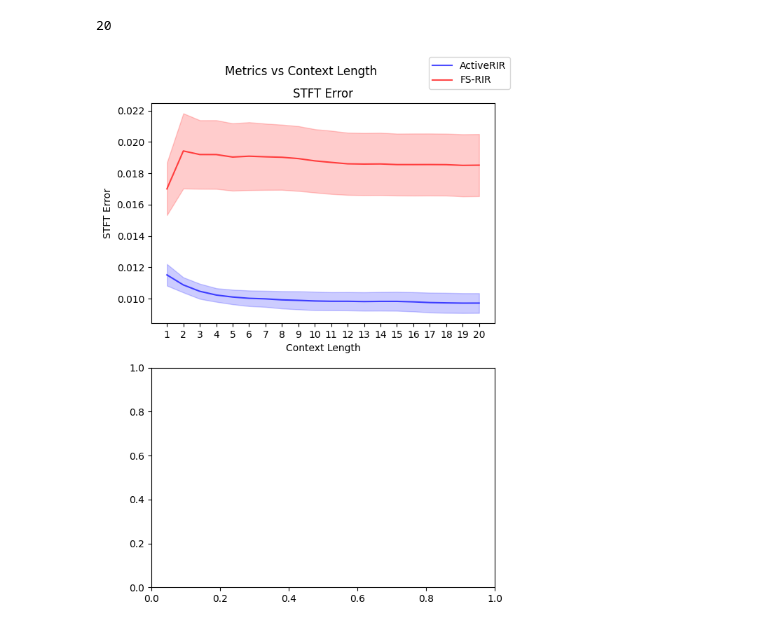
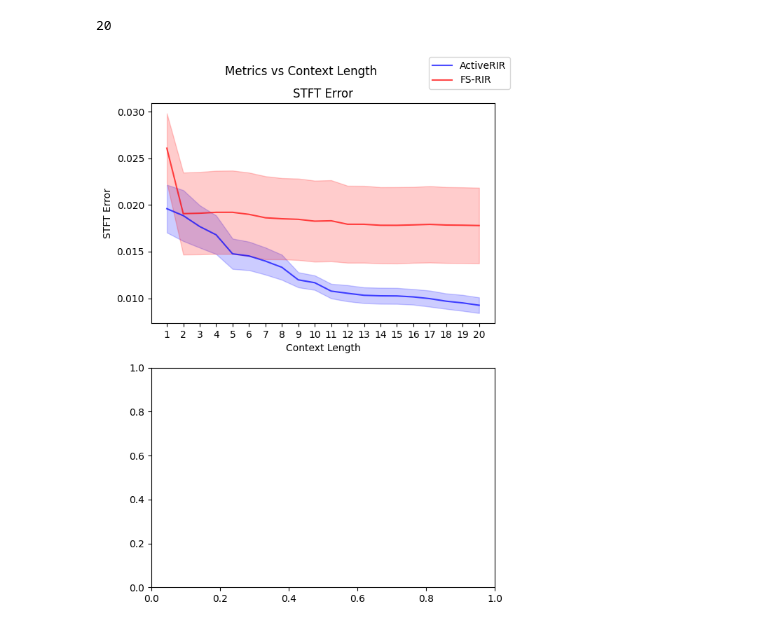
Before and after one commit to arjunrs1/active-rir, a Jupyter notebook: scripts/eval_stats_aggregation/error_fn_context_visualization.ipynb, the cells around one changed output. Saved outputs shown, nothing was run; the diff lists cells and outputs as text; code cells hidden in the pictures.

Commit message:
fixes to visualization code

```diff
--- a/scripts/eval_stats_aggregation/error_fn_context_visualization.ipynb
+++ b/scripts/eval_stats_aggregation/error_fn_context_visualization.ipynb
@@ -26,13 +26,13 @@ def format_all_trajectories(trajectories):
 
     return mean_values
 # %%
-root_dir = "/vision/asomaya1/active-rir/runs_eval"
+root_dir = "/vision/asomaya1/active-rir/runs"
 fs_rir_errors_path = "intermediate_errors_fs_rir_full.json"
 active_rir_errors_path = "intermediate_errors_full.json"
 tb_dir = "tb"
 
 #choose which run to visualize:
-run = "gxdoqLR6rwA_sampling_decision_novelty"
+run = "DDPPO_SD_N_1500"
 
 with open(os.path.join(root_dir, run, tb_dir, fs_rir_errors_path)) as f:
     fs_rir_errors = json.load(f)
@@ -59,7 +59,8 @@ if visualize_single_trajectories:
     for active_error, fsrir_error in zip(active_rir_errors, fs_rir_errors):
         # Extract the keys you want to plot
         keys_to_plot = ['stft_l1_distance'] #, 'diff_rt_startFrom60dB', 'diff_drr_3ms'
-        key_short_names = ['STFT Error', 'RTE', 'DRRE']
+        #keys_to_plot = ['stft_l1_distance', 'diff_rt_startFrom60dB', 'rel_diff_rt_startFrom60dB', 'rel_diff_edt', 'diff_drr_3ms', 'rel_diff_drr_3ms']
+        key_short_names = ['STFT Error', 'RTE', 'Rel RTE', 'EDT', 'DRRE', 'Rel DRRE']
 
         # Create subplots for each key
         fig, axes = plt.subplots(len(keys_to_plot)+1, figsize=(6, 8))
@@ -139,31 +140,31 @@ else:
 
         # Plot the mean line
         active_line, = axes[i].plot(positions, mean_active_values, label=f'ActiveRIR (ours)', color='blue', alpha=0.7)
         fsrir_line, = axes[i].plot(positions, mean_fsrir_values, label=f'FS-RIR', color='red', alpha=0.7)
 
         # Plot the standard deviation as shaded area
         axes[i].fill_between(positions, mean_active_values - std_active_values, mean_active_values + std_active_values, alpha=0.2, color='blue')
         axes[i].fill_between(positions, mean_fsrir_values - std_fsrir_values, mean_fsrir_values + std_fsrir_values, alpha=0.2, color='red')
 
         # Customize plot
         axes[i].set_title(f'{key_short_names[i]}')
         axes[i].set_xlabel('Context Length')
         axes[i].set_ylabel(f'{key_short_names[i]}')
         #axes[i].legend()
 
         # Set x-axis ticks to integers
         axes[i].set_xticks(positions)
         axes[i].xaxis.set_major_formatter(plt.FuncFormatter(lambda x, _: int(x+1)))  # Format as integers
 
     legend_labels.append((active_line, "ActiveRIR"))
     legend_labels.append((fsrir_line, "FS-RIR"))
     fig.legend(*zip(*legend_labels), loc='upper right')
     plt.suptitle('Metrics vs Context Length ')
 
     # Adjust spacing between subplots
     plt.tight_layout()
 
     # Show the plots
     plt.show()
 # %% [output]
-[figure, old version]
+[figure, new version]
```
Also changed, not shown: 2 other files.
